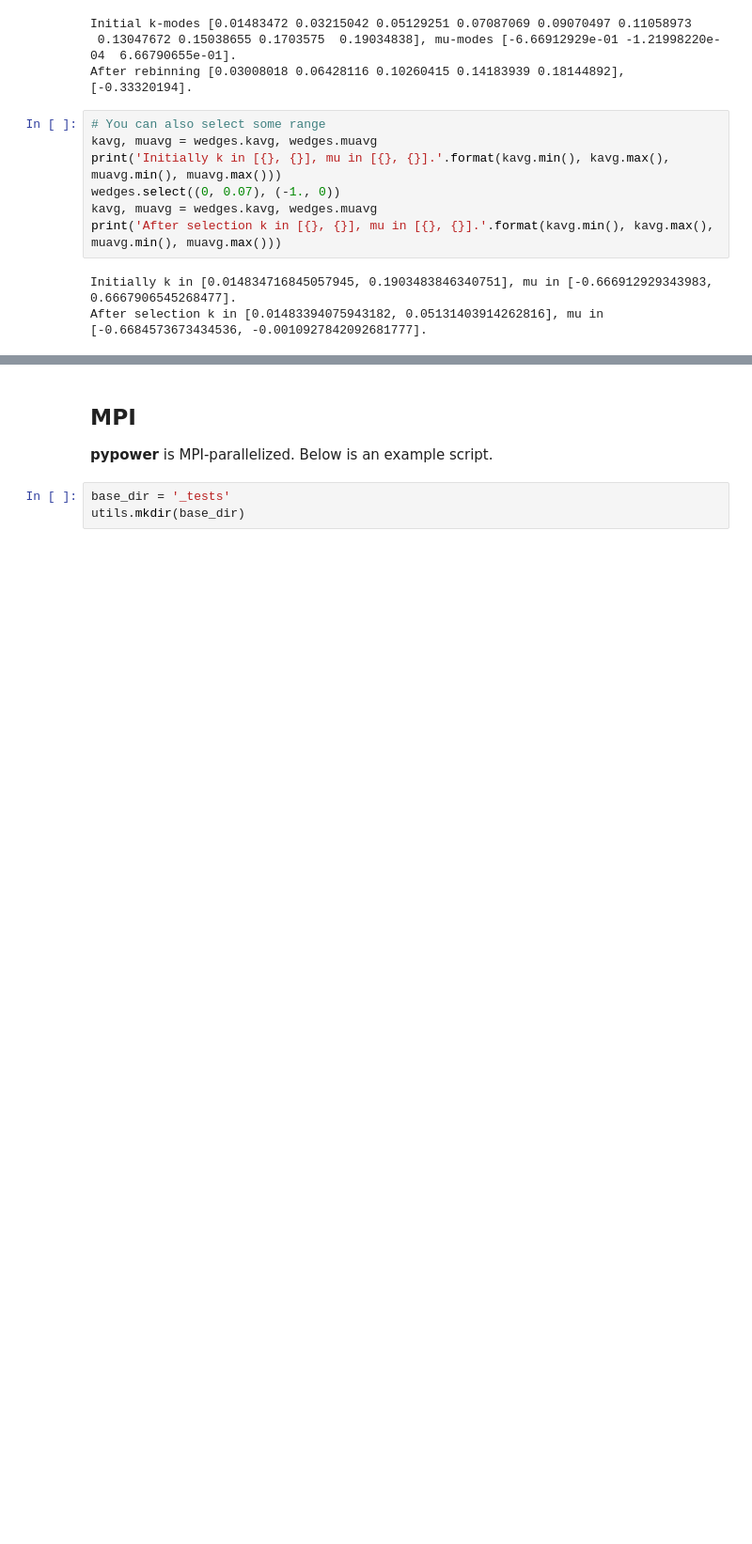
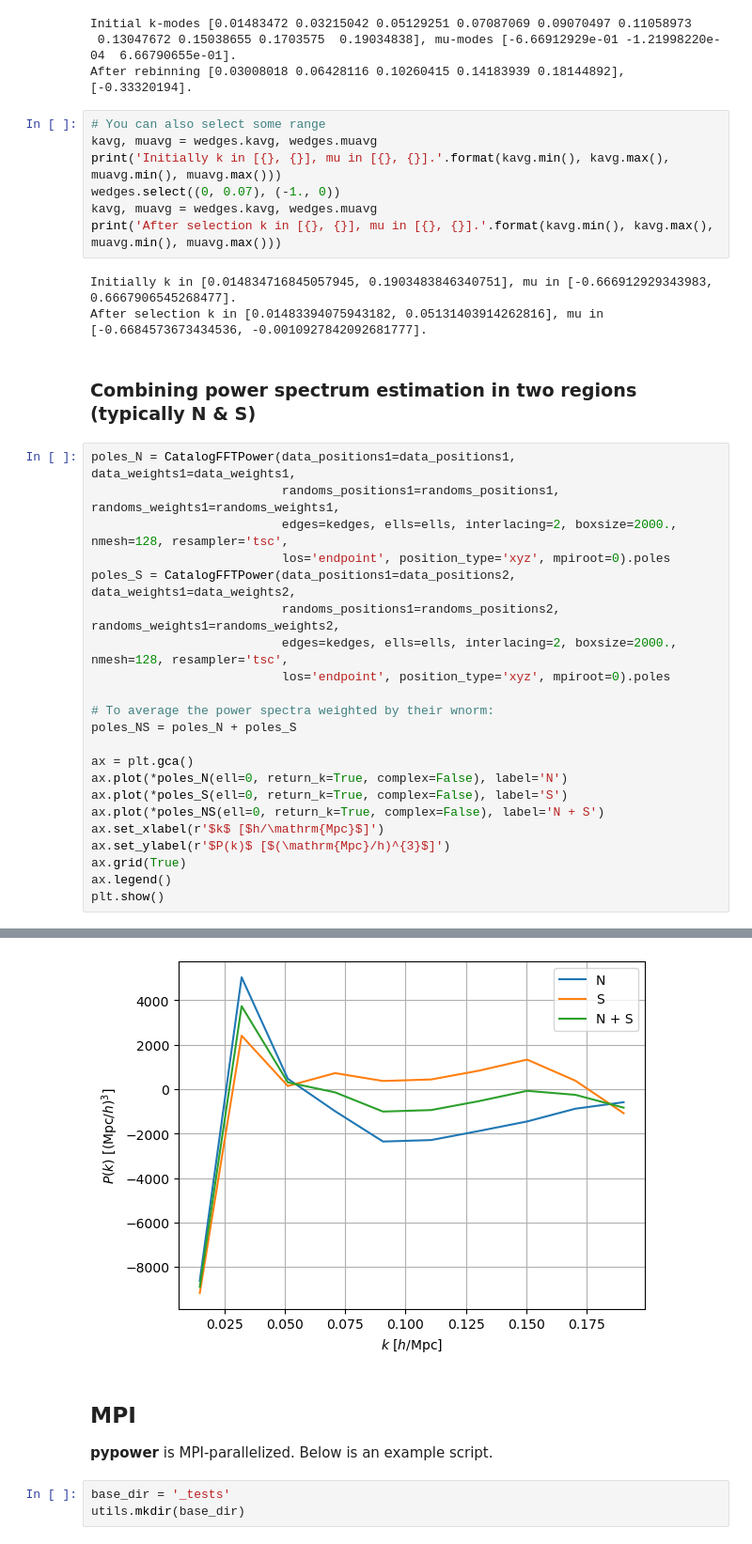
Before and after one commit to cosmodesi/pypower, a Jupyter notebook: nb/basic_examples.ipynb, the cells around one changed output, grey strips where cells are left out. Shown at 94% size. Cells and saved outputs as stored; diff of their text form; blank space fills up the shorter version.

```diff
--- a/nb/basic_examples.ipynb
+++ b/nb/basic_examples.ipynb
@@ -385,3 +385,28 @@ print('After selection k in [{}, {}], mu in [{}, {}].'.format(kavg.min(), kavg.m
 # %% [output]
 Initially k in [0.014834716845057945, 0.1903483846340751], mu in [-0.666912929343983, 0.6667906545268477].
 After selection k in [0.01483394075943182, 0.05131403914262816], mu in [-0.6684573673434536, -0.0010927842092681777].
+# %% [markdown]
+### Combining power spectrum estimation in two regions (typically N & S)
+# %%
+poles_N = CatalogFFTPower(data_positions1=data_positions1, data_weights1=data_weights1,
+                          randoms_positions1=randoms_positions1, randoms_weights1=randoms_weights1,
+                          edges=kedges, ells=ells, interlacing=2, boxsize=2000., nmesh=128, resampler='tsc',
+                          los='endpoint', position_type='xyz', mpiroot=0).poles
+poles_S = CatalogFFTPower(data_positions1=data_positions2, data_weights1=data_weights2,
+                          randoms_positions1=randoms_positions2, randoms_weights1=randoms_weights2,
+                          edges=kedges, ells=ells, interlacing=2, boxsize=2000., nmesh=128, resampler='tsc',
+                          los='endpoint', position_type='xyz', mpiroot=0).poles
+
+# To average the power spectra weighted by their wnorm:
+poles_NS = poles_N + poles_S
+
+ax = plt.gca()
+ax.plot(*poles_N(ell=0, return_k=True, complex=False), label='N')
+ax.plot(*poles_S(ell=0, return_k=True, complex=False), label='S')
+ax.plot(*poles_NS(ell=0, return_k=True, complex=False), label='N + S')
+ax.set_xlabel(r'$k$ [$h/\mathrm{Mpc}$]')
+ax.set_ylabel(r'$P(k)$ [$(\mathrm{Mpc}/h)^{3}$]')
+ax.grid(True)
+ax.legend()
+plt.show()
+# %% [output]
@@ -388,3 +430,4 @@ After selection k in [0.01483394075943182, 0.05131403914262816], mu in [-0.66845
+[figure, added]
 # %% [markdown]
 ## MPI
 **pypower** is MPI-parallelized. Below is an example script.
```
Also changed, not shown: parts of 10 cells of this notebook, 3 other files.
